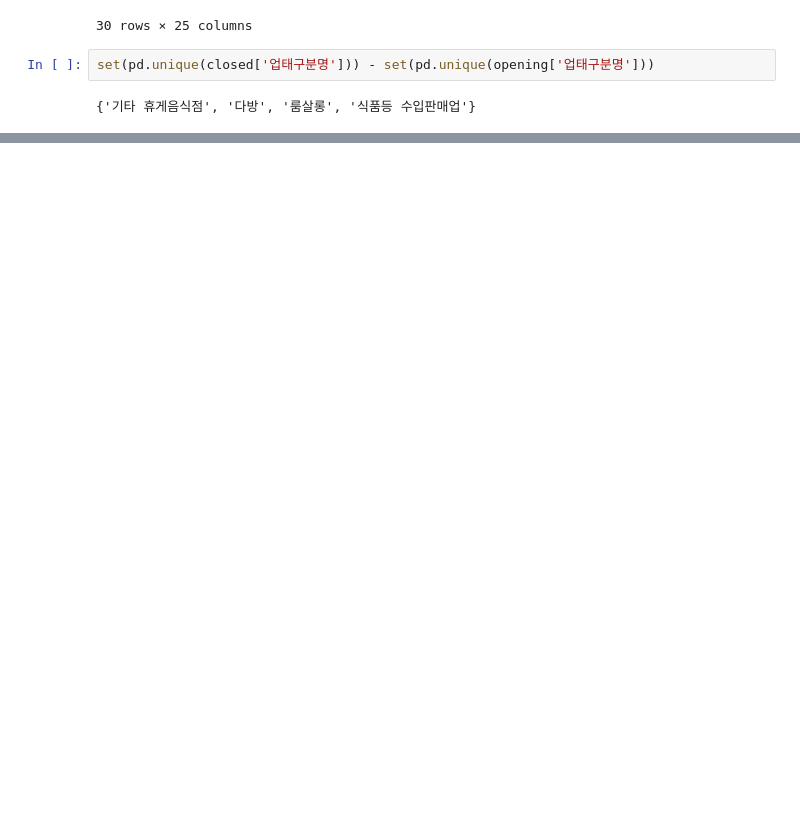
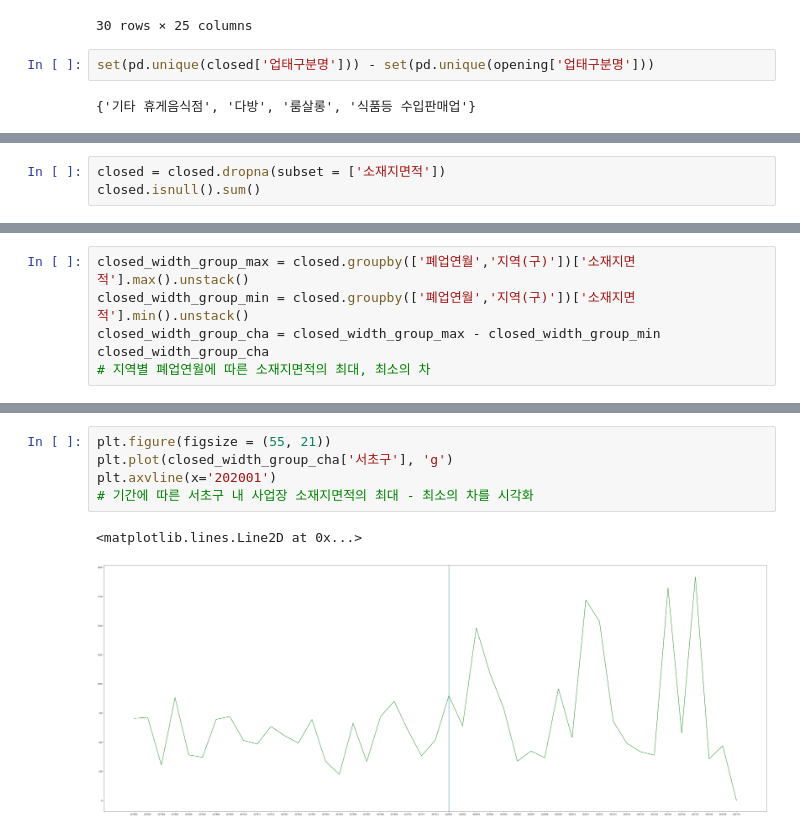
Before and after one commit to wrp21/-, a Jupyter notebook: dataAnalysis/dataAnalysis.ipynb, the cells around one changed output, grey strips where cells are left out. Drawn from its saved outputs; the diff is of its cells as text; blank space fills up the shorter version.

Commit message:
grouping by some sights

```diff
--- a/dataAnalysis/dataAnalysis.ipynb
+++ b/dataAnalysis/dataAnalysis.ipynb
@@ -539,0 +540,3 @@ closed_group.to_csv('closed_group')
+# %%
+closed = closed.dropna(subset = ['소재지면적'])
+closed.isnull().sum()
@@ -539,0 +555,6 @@ closed_group.to_csv('closed_group')
+# %%
+closed_width_group_max = closed.groupby(['폐업연월','지역(구)'])['소재지면적'].max().unstack()
+closed_width_group_min = closed.groupby(['폐업연월','지역(구)'])['소재지면적'].min().unstack()
+closed_width_group_cha = closed_width_group_max - closed_width_group_min
+closed_width_group_cha
+# 지역별 폐업연월에 따른 소재지면적의 최대, 최소의 차
@@ -539,0 +632,8 @@ closed_group.to_csv('closed_group')
+# %%
+plt.figure(figsize = (55, 21))
+plt.plot(closed_width_group_cha['서초구'], 'g')
+plt.axvline(x='202001')
+# 기간에 따른 서초구 내 사업장 소재지면적의 최대 - 최소의 차를 시각화
+# %% [output]
+<matplotlib.lines.Line2D at 0x...>
+[figure, added]
```
Also changed, not shown: parts of 11 cells of this notebook.
